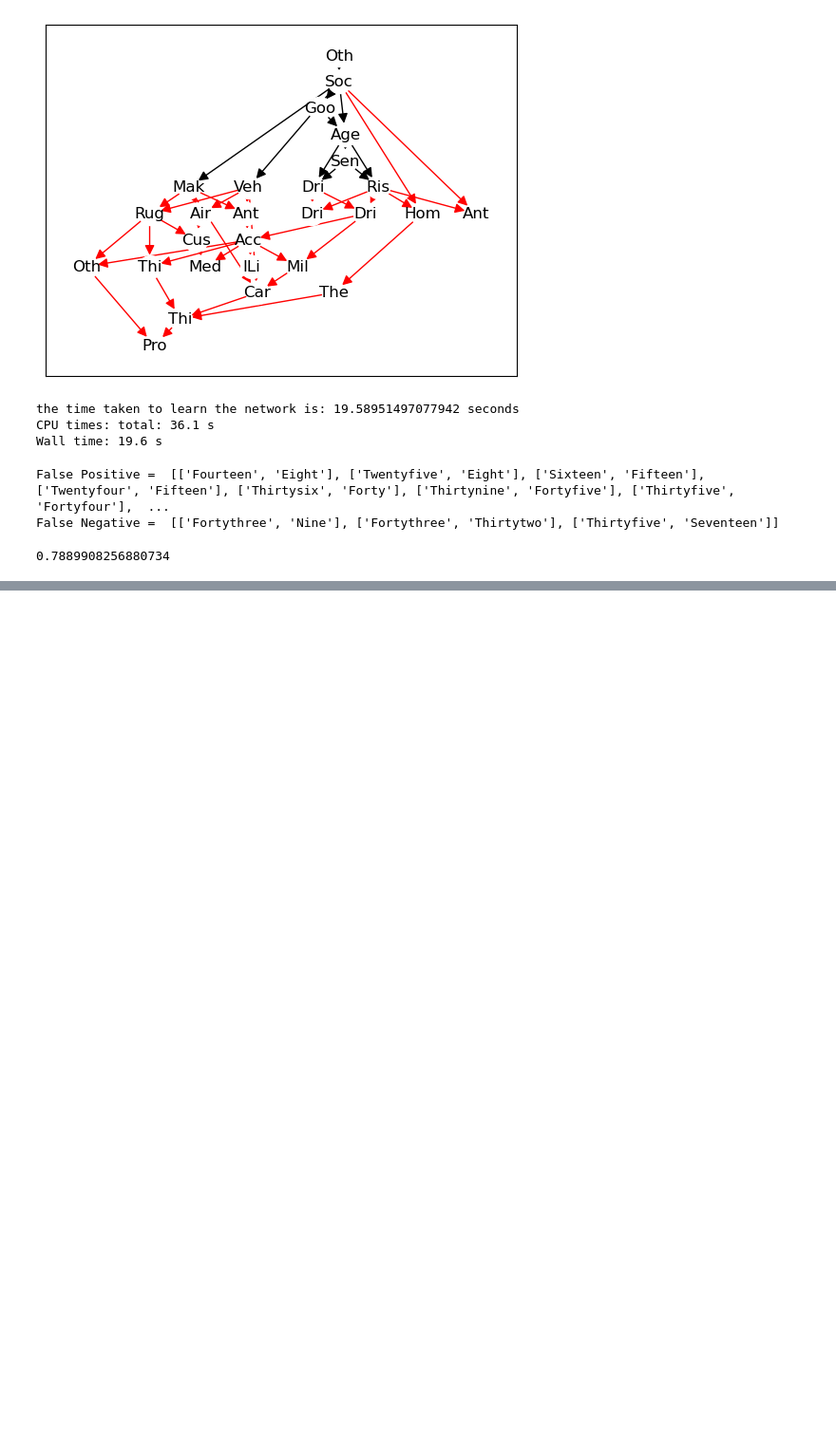
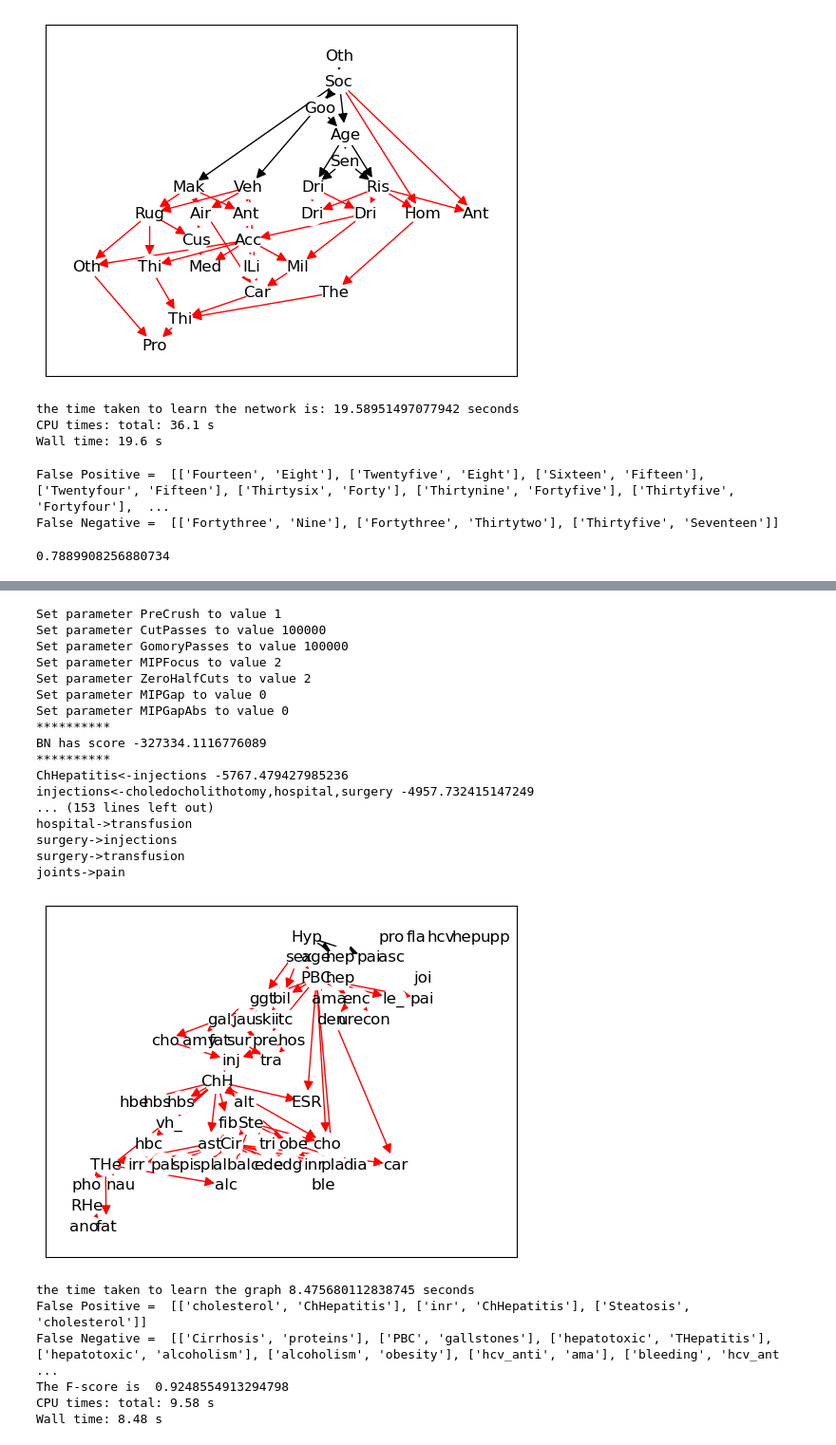
Before and after one commit to Elicit3495/ML_FYP, a Jupyter notebook: PC_SL.ipynb, the cells around one changed output, grey strips where cells are left out. Shown at 95% size. Saved outputs shown, nothing was run; the diff lists cells and outputs as text; code cells hidden in the pictures; blank space fills up the shorter version.

```diff
--- a/PC_SL.ipynb
+++ b/PC_SL.ipynb
@@ -193,0 +327,9 @@ False Negative =  [['Fortythree', 'Nine'], ['Fortythree', 'Thirtytwo'], ['Thirty
+# %%
+%%time
+'''
+restrict phase
+'''
+toc = time.time()
+k = PC_SL(df_hepar2, 1, 0.05)
+tic = time.time()
+print('the time taken to restrict edges is', tic - toc, 'seconds')
@@ -193,0 +341,41 @@ False Negative =  [['Fortythree', 'Nine'], ['Fortythree', 'Thirtytwo'], ['Thirty
+# %%
+%%time
+tic = time.time()
+'''
+score phase
+'''
+m = Gobnilp()
+for i in k:
+    m.add_forbidden_adjacency((i[0], i[1]))
+
+m.learn(r"C:\Users\User\Documents\GitHub\ML_FYP\dataset\hepar2.dat", palim=3)
+
+# m.learn(r"C:\Users\User\Documents\GitHub\ML_FYP\dataset\link_testing.csv")
+toc = time.time()
+print('the time taken to learn the graph', toc - tic, 'seconds')
+print('The F-score is ', F_score(m))
+# %% [output]
+Set parameter PreCrush to value 1
+Set parameter CutPasses to value 100000
+Set parameter GomoryPasses to value 100000
+Set parameter MIPFocus to value 2
+Set parameter ZeroHalfCuts to value 2
+Set parameter MIPGap to value 0
+Set parameter MIPGapAbs to value 0
+**********
+BN has score -327334.1116776089
+**********
+ChHepatitis<-injections -5767.479427985236
+injections<-choledocholithotomy,hospital,surgery -4957.732415147249
+... (153 lines left out)
+hospital->transfusion
+surgery->injections
+surgery->transfusion
+joints->pain
+[figure, added]
+the time taken to learn the graph 8.475680112838745 seconds
+False Positive =  [['cholesterol', 'ChHepatitis'], ['inr', 'ChHepatitis'], ['Steatosis', 'cholesterol']]
+False Negative =  [['Cirrhosis', 'proteins'], ['PBC', 'gallstones'], ['hepatotoxic', 'THepatitis'], ['hepatotoxic', 'alcoholism'], ['alcoholism', 'obesity'], ['hcv_anti', 'ama'], ['bleeding', 'hcv_ant ...
+The F-score is  0.9248554913294798
+CPU times: total: 9.58 s
+Wall time: 8.48 s
```
Also changed, not shown: parts of 17 cells of this notebook, 2 other files.
